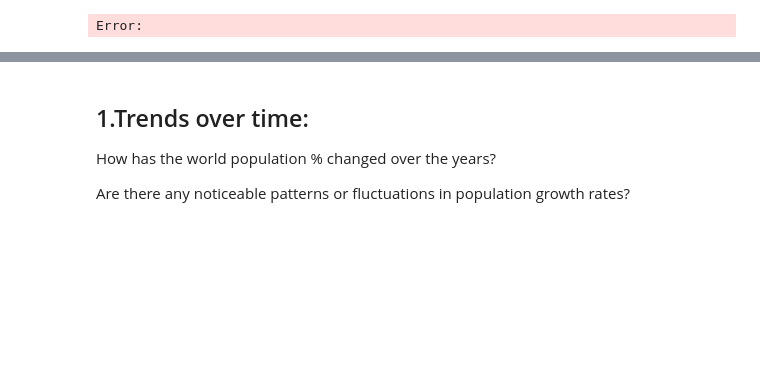
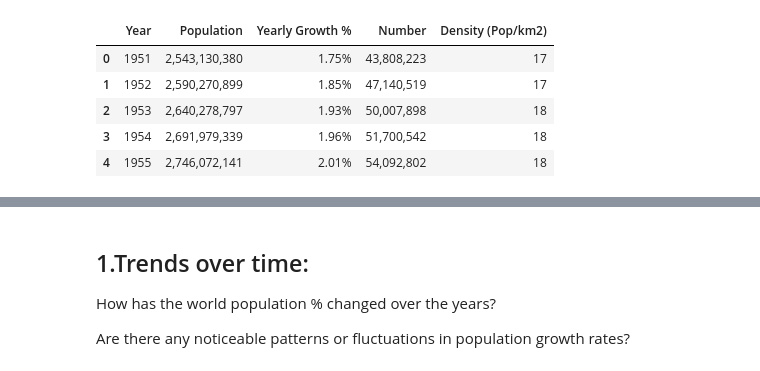
Before and after one commit to Leander-Antony/DataScience, a Jupyter notebook: data-viz/EDA world population/world_population_EDA.ipynb, the cells around one changed output, grey strips where cells are left out. Saved outputs shown, nothing was run; the diff lists cells and outputs as text; code cells hidden in the pictures; blank space fills up the shorter version.

```diff
--- a/data-viz/EDA world population/world_population_EDA.ipynb
+++ b/data-viz/EDA world population/world_population_EDA.ipynb
@@ -9,9 +7,14 @@ Error:
 # %%
 # Loading data from a CSV file hosted online
-df = pd.read_csv("https://raw.githubusercontent.com/Leander-Antony/DataScience/main/EDA%20world%20population/World%20Population%20Growth.csv")
+df = pd.read_csv("https://raw.githubusercontent.com/Leander-Antony/DataScience/main/data-viz/EDA%20world%20population/World%20Population%20Growth.csv")
 df.head() # Displaying the first few rows
 # %% [output]
-Error:
+|  | Year | Population | Yearly Growth % | Number | Density (Pop/km2) |
+| 0 | 1951 | 2,543,130,380 | 1.75% | 43,808,223 | 17 |
+| 1 | 1952 | 2,590,270,899 | 1.85% | 47,140,519 | 17 |
+| 2 | 1953 | 2,640,278,797 | 1.93% | 50,007,898 | 18 |
+| 3 | 1954 | 2,691,979,339 | 1.96% | 51,700,542 | 18 |
+| 4 | 1955 | 2,746,072,141 | 2.01% | 54,092,802 | 18 |
 # %%
 df.tail() # Displaying the last few rows
 # %% [output]
```
Also changed, not shown: parts of 7 cells of this notebook.
